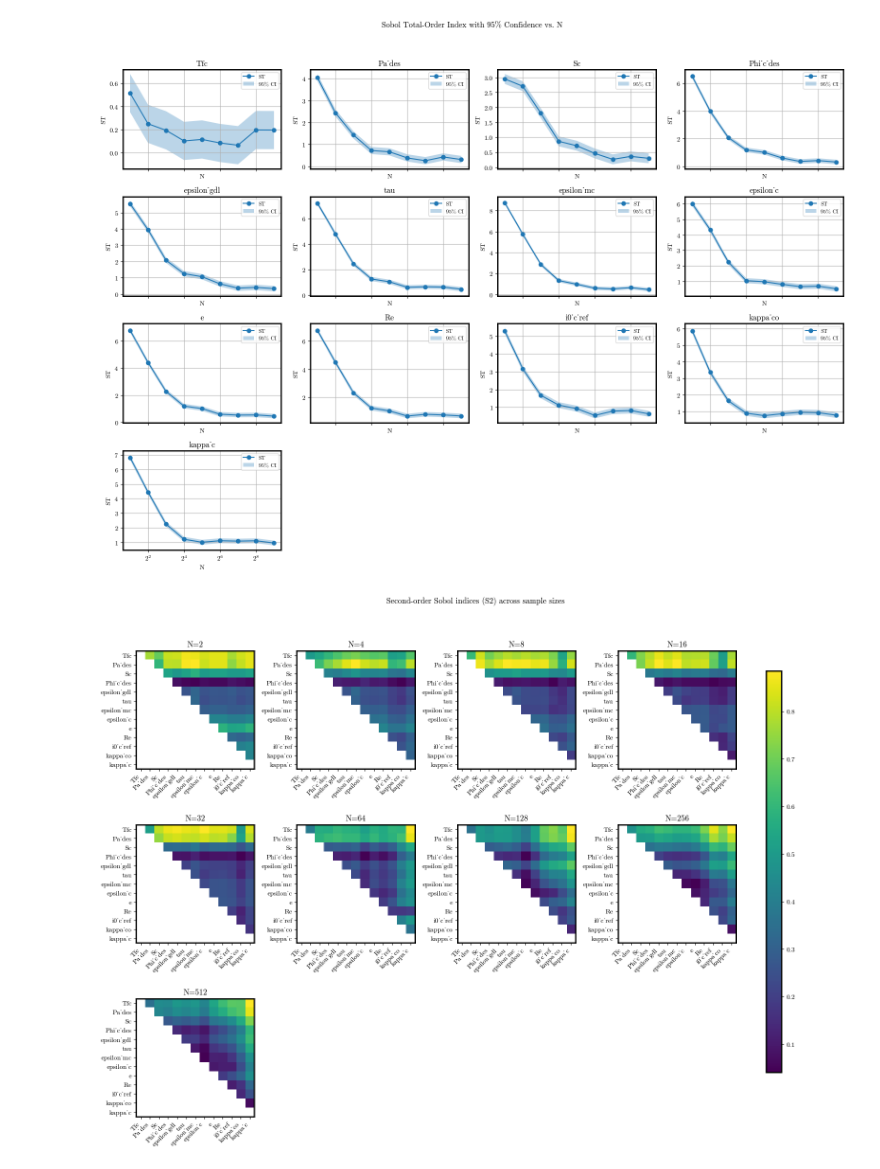
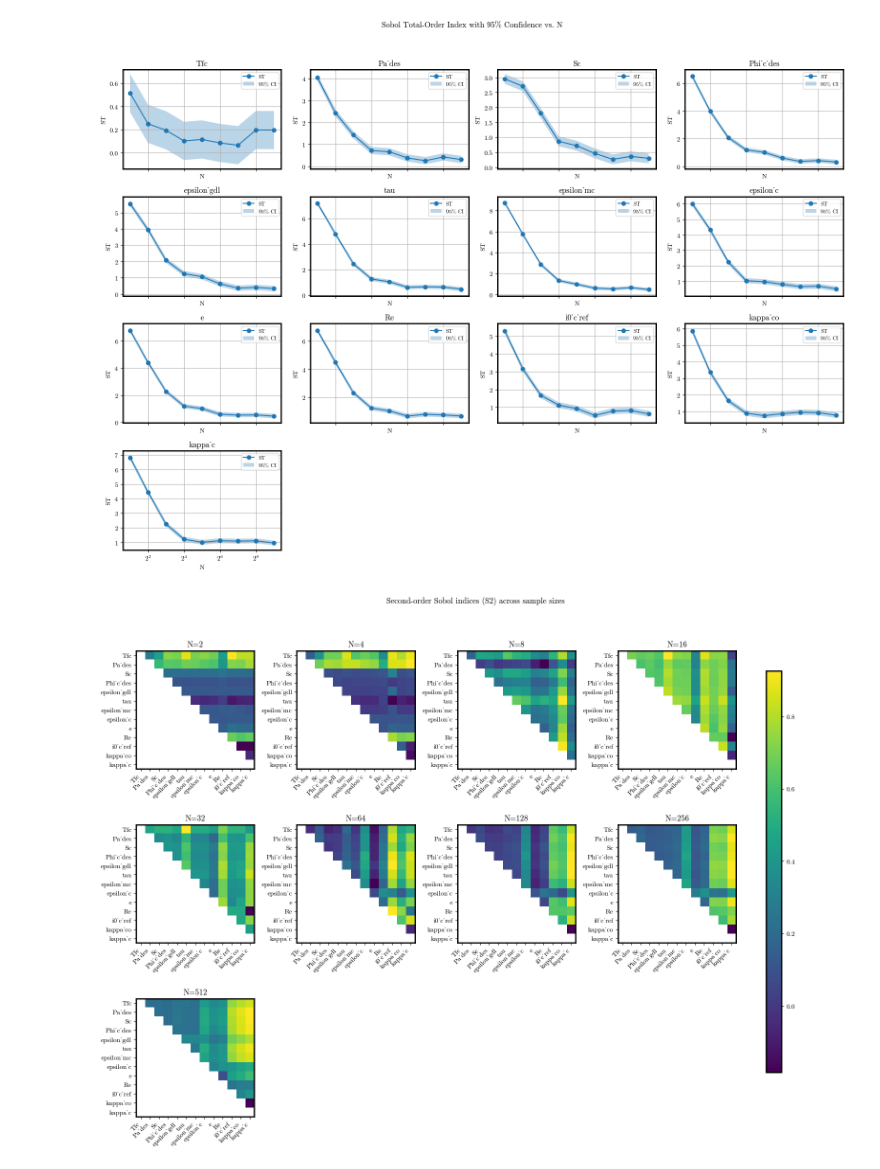
Before and after one commit to DejvisT/Sensitivity-Analysis-and-Surrogate-Modeling-of-PEM-Fuel-Cells, a Jupyter notebook: notebooks/01_sobol_sample.ipynb, the cells around one changed output. Saved outputs shown, nothing was run; the diff lists cells and outputs as text; code cells hidden in the pictures.

```diff
--- a/notebooks/01_sobol_sample.ipynb
+++ b/notebooks/01_sobol_sample.ipynb
@@ -146,0 +90,11 @@ data[columns].to_csv('../sampling_test/combined_data.csv', index=False)
+# %%
+d6 = pd.read_pickle('../data/raw/sobol_sampling_final_camila_compl.pkl')
+d7 = pd.read_pickle('../sampling_test/results_sobol_camila5000.pkl')
+d8 = pd.read_pickle('../sampling_test/results_sobol_camila6000.pkl')
+d9 = pd.read_pickle('../sampling_test/results_sobol_camila_last836.pkl')
+df_camila = pd.concat([d6, d7, d8, d9], ignore_index=True)
+df_camila.to_pickle('../sampling_test/camila6836.pkl')
+# %%
+all = pd.concat([combined_df, df_camila, df_nathaly], ignore_index=True)
+all.to_pickle('../sampling_test/all_samples.pkl')
+all
@@ -167,9 +135,9 @@ SA.plot_grid(results)
 # %%
-SA = SensitivityAnalyzer(parameter_ranges, dependent_parameter_names=None, method='sobol', seed=42, N=512 , calculate_second_order=True)
+SA = SensitivityAnalyzer(parameter_ranges, dependent_parameter_names=None, method='sobol', seed=42, N=16 , calculate_second_order=True)
 samples = SA.generate_samples()
 cols = list(samples.columns)
 cols.append('Ucell')
 cols.append('ifc')
-results = SA.run_analysis(data[cols][:len(samples)], "AUC", by_regions=False)
+results = SA.run_analysis(data[cols][:len(samples)], "fPCA", by_regions=False)
 SA.plot_grid(results)
 # %% [output]
@@ -226,16 +198,13 @@ Ns = list(range(2, 513, 4))   # [2, 6, 10, …, 254]
 # 2) compute rank_df however you have it
 rank_df = compute_rankings_for_Ns(parameter_ranges, data, Ns, aggregation_method="fPCA")
 # %%
-
-# 3) pick a colormap with at least as many colors as you have parameters
 n_params = len(rank_df.columns)
-cmap = plt.get_cmap('tab20', n_params)  # tab20 provides up to 20 distinct colors
+cmap = plt.get_cmap('tab20', n_params)
 
 plt.figure(figsize=(10, 6))
 for idx, param in enumerate(rank_df.columns):
     y = rank_df[param].loc[Ns]
-    plt.plot(Ns, y, color=cmap(idx))
-
+    plt.plot(Ns, y, color=cmap(idx), label=param)  # <-- label added
 
 plt.gca().invert_yaxis()
 plt.xticks([2, 32, 64, 96, 128, 256, 512])
@@ -531,34 +500,35 @@ def plot_all_sobol_s2(results, param_names=None, ncols=4, figsize_per_plot=(4, 4
     # Hide unused subplots
     for idx in range(nplots, nrows * ncols):
         row = idx // ncols
         col = idx % ncols
         axes[row][col].axis('off')
 
     # Add colorbar
     fig.subplots_adjust(right=0.85)
     cbar_ax = fig.add_axes([0.88, 0.15, 0.02, 0.7])
     fig.colorbar(cax, cax=cbar_ax)
     fig.suptitle('Second-order Sobol indices (S2) across sample sizes')
     plt.tight_layout(rect=[0, 0, 0.85, 0.95])
     plt.show()
 
 
 results = []
+Ns = [2,4,8,16,32,64,128, 256, 512]
 for N in Ns:
     SA = SensitivityAnalyzer(parameter_ranges, dependent_parameter_names=None, method='sobol', seed=42, N=N , calculate_second_order=True)
     samples = SA.generate_samples()
     cols = list(samples.columns)
     cols.append('Ucell')
     cols.append('ifc')
     results.append(SA.run_analysis(data[cols][:len(samples)], "fPCA")[0])
 
 # Ensure each result dict includes 'N' key before plotting:
 for i, N in enumerate(Ns):
      results[i]['N'] = N
 # Example usage:
 plot_all_sobol_s2(results)
 # %% [output]
-[figure, old version]
+[figure, new version]
 # %%
 import itertools
 def plot_forest_interactions(results, param_names=None, top_k=10, include_ci=True, sort_desc=True, figsize=(8, 6), fmt=".2f", line_kwargs=None, marker_kwargs=None, text_kwargs=None):
```
Also changed, not shown: parts of 21 cells of this notebook, 8 other files.
